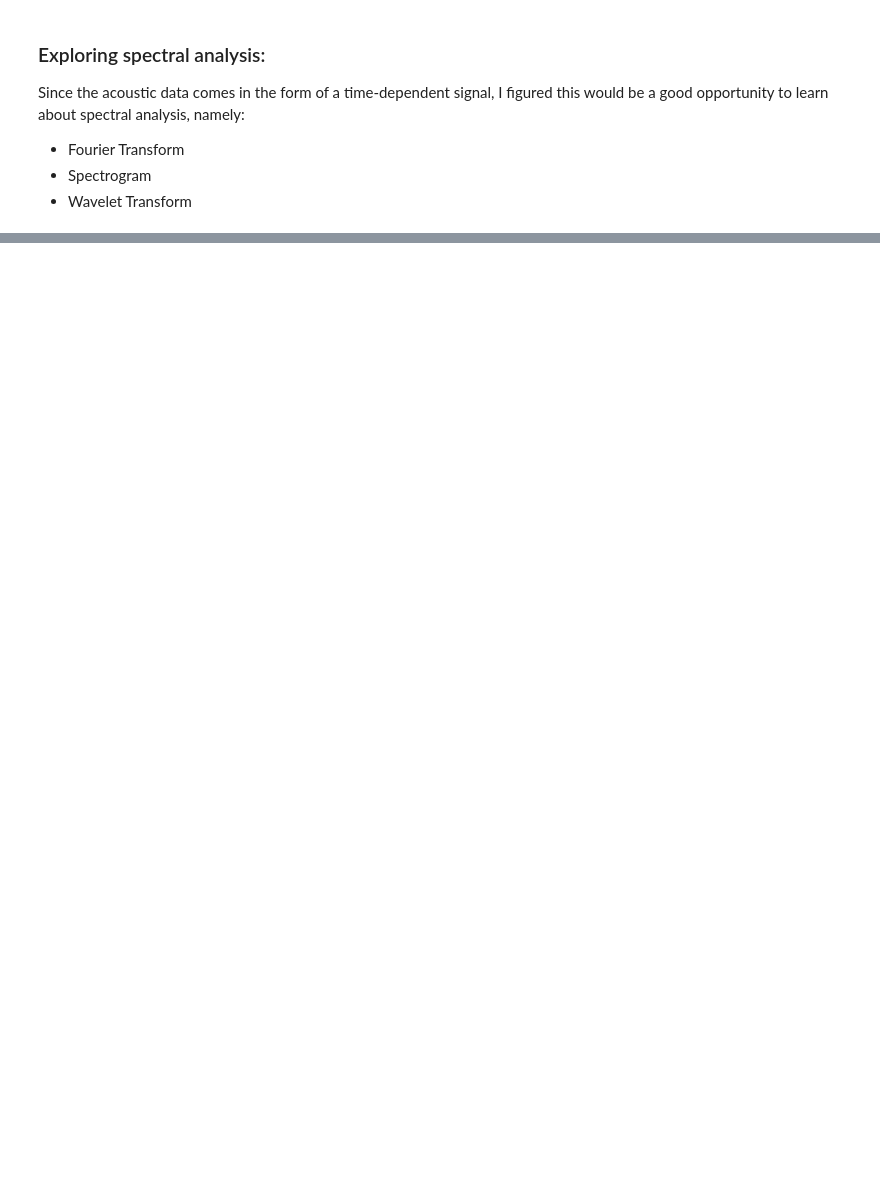
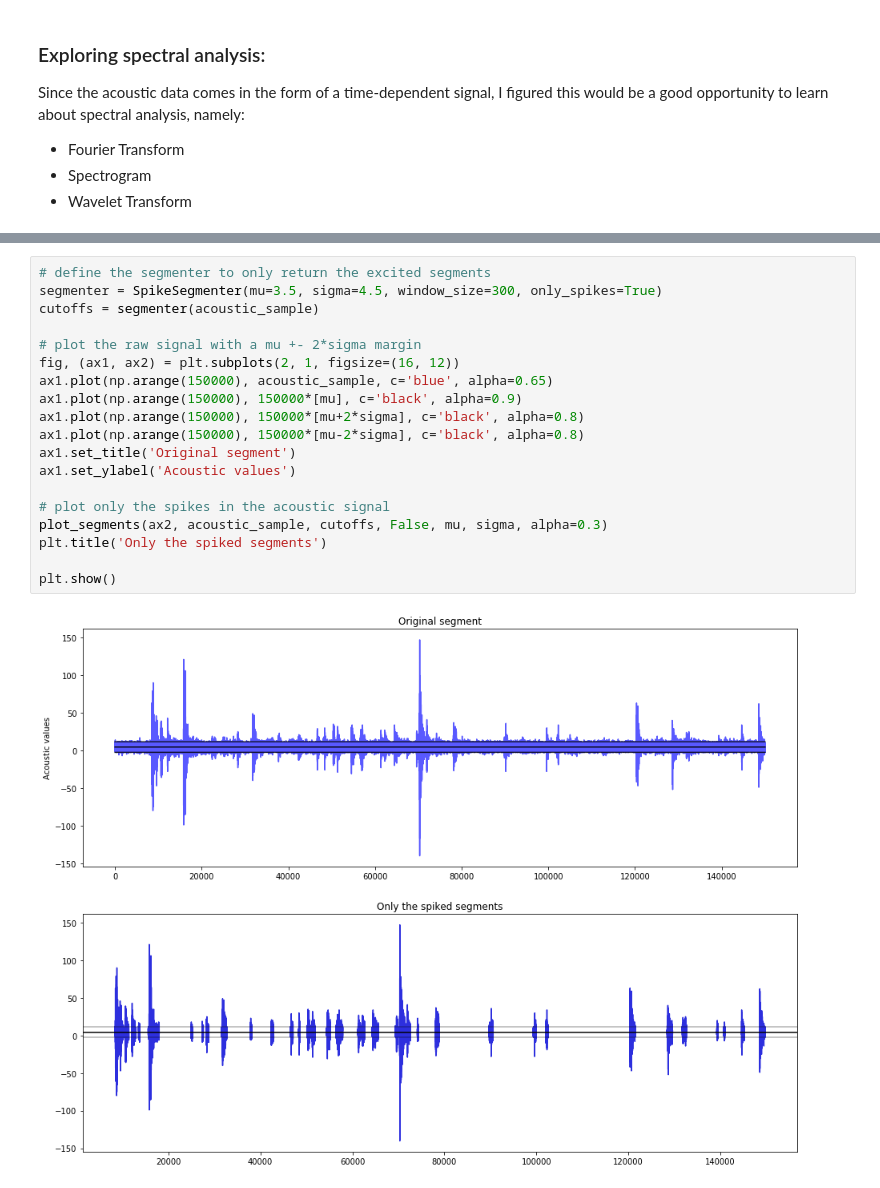
Before and after one commit to martin-chobanyan/lanl_earthquake, a Jupyter notebook: my_approach.ipynb, the cells around one changed output, grey strips where cells are left out. Drawn from its saved outputs; the diff is of its cells as text; blank space fills up the shorter version.

```diff
--- a/my_approach.ipynb
+++ b/my_approach.ipynb
@@ -197,0 +215,21 @@ plt.show()
+# %%
+# define the segmenter to only return the excited segments
+segmenter = SpikeSegmenter(mu=3.5, sigma=4.5, window_size=300, only_spikes=True)
+cutoffs = segmenter(acoustic_sample)
+
+# plot the raw signal with a mu +- 2*sigma margin
+fig, (ax1, ax2) = plt.subplots(2, 1, figsize=(16, 12))
+ax1.plot(np.arange(150000), acoustic_sample, c='blue', alpha=0.65)
+ax1.plot(np.arange(150000), 150000*[mu], c='black', alpha=0.9)
+ax1.plot(np.arange(150000), 150000*[mu+2*sigma], c='black', alpha=0.8)
+ax1.plot(np.arange(150000), 150000*[mu-2*sigma], c='black', alpha=0.8)
+ax1.set_title('Original segment')
+ax1.set_ylabel('Acoustic values')
+
+# plot only the spikes in the acoustic signal
+plot_segments(ax2, acoustic_sample, cutoffs, False, mu, sigma, alpha=0.3)
+plt.title('Only the spiked segments')
+
+plt.show()
+# %% [output]
+[figure, added]
```
Also changed, not shown: parts of 24 cells of this notebook.
